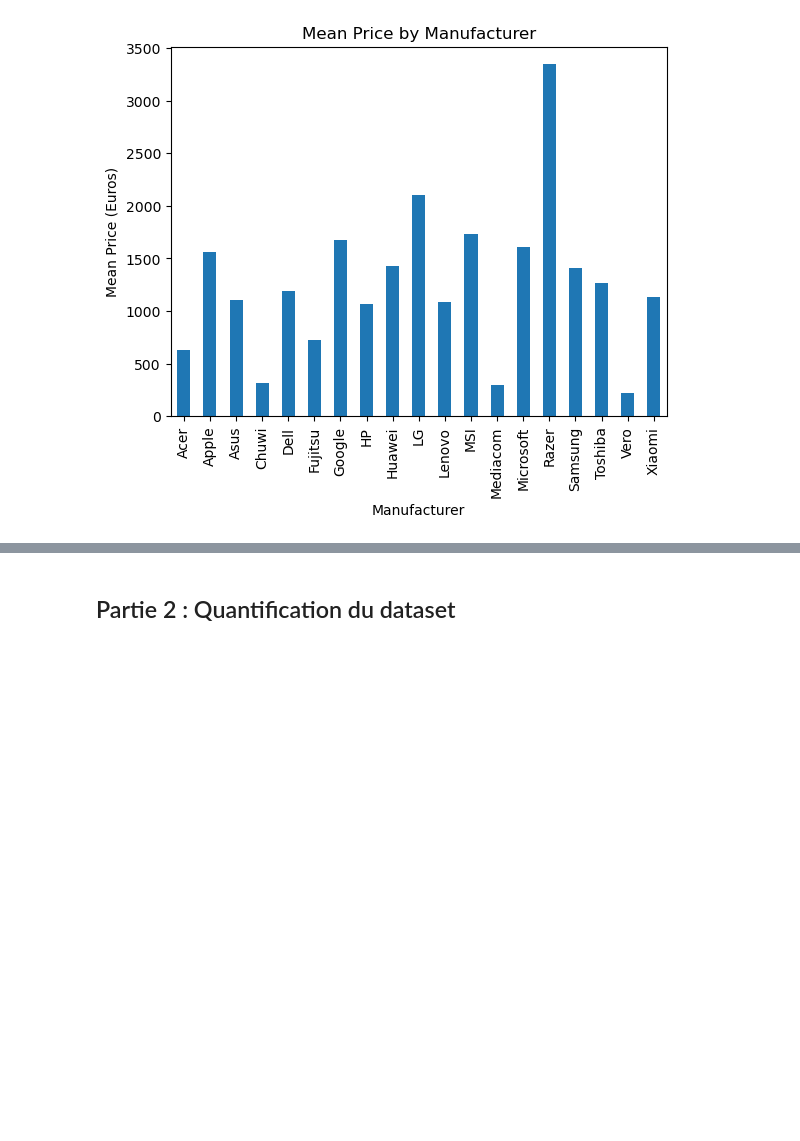
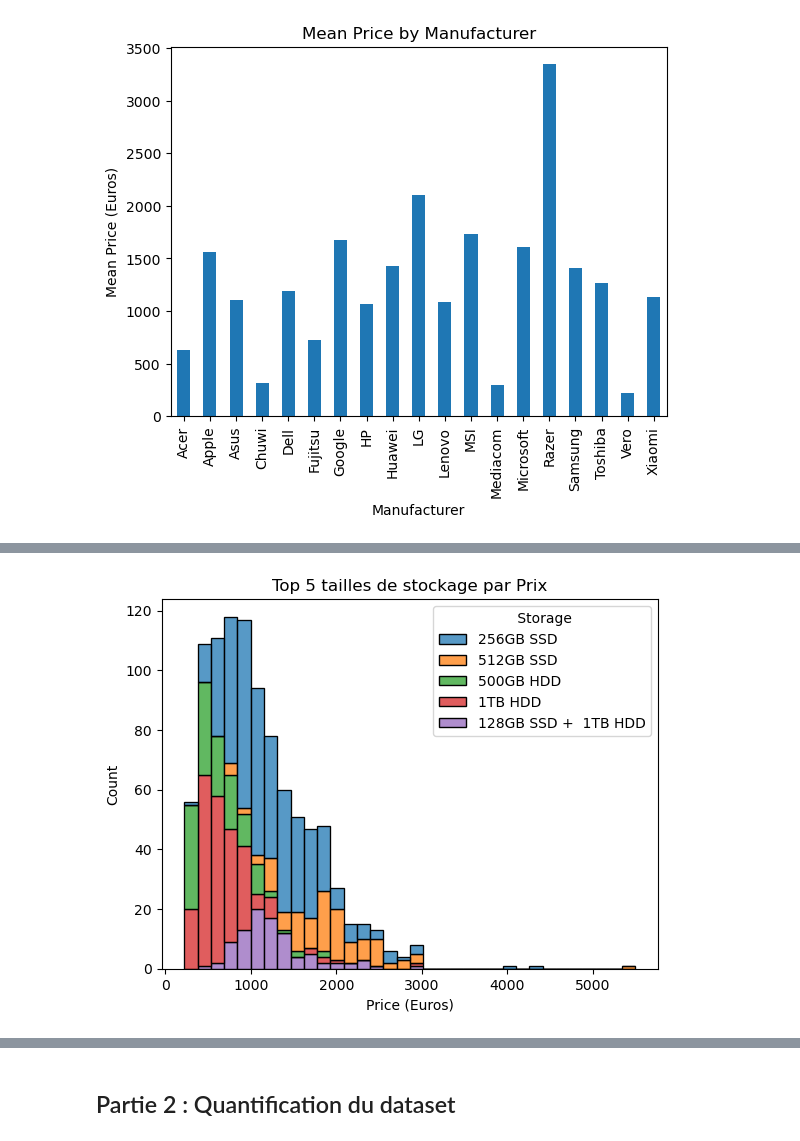
Before and after one commit to SnowZucc/Laptops-Data-Regression, a Jupyter notebook: data_analysis.ipynb, the cells around one changed output, grey strips where cells are left out. Saved outputs shown, nothing was run; the diff lists cells and outputs as text; code cells hidden in the pictures; blank space fills up the shorter version.

```diff
--- a/data_analysis.ipynb
+++ b/data_analysis.ipynb
@@ -121,0 +125,14 @@ for column in laptop_data.columns:
+# %%
+# get the frequency of each storage size
+storage_counts = laptop_data[' Storage'].value_counts()
+
+# filter the dataframe to only include the top 5 storage sizes by frequency
+top_5_storage = storage_counts.head(5).index.tolist()
+laptop_data_filtered_storage = laptop_data[laptop_data[' Storage'].isin(top_5_storage)]
+
+# create a histogram of storage vs Price
+sns.histplot(data=laptop_data_filtered_storage, x='Price (Euros)', hue=' Storage', multiple='stack')
+plt.title('Top 5 tailles de stockage par Prix')
+plt.show()
+# %% [output]
+[figure, added]
```
Also changed, not shown: parts of 11 cells of this notebook.
